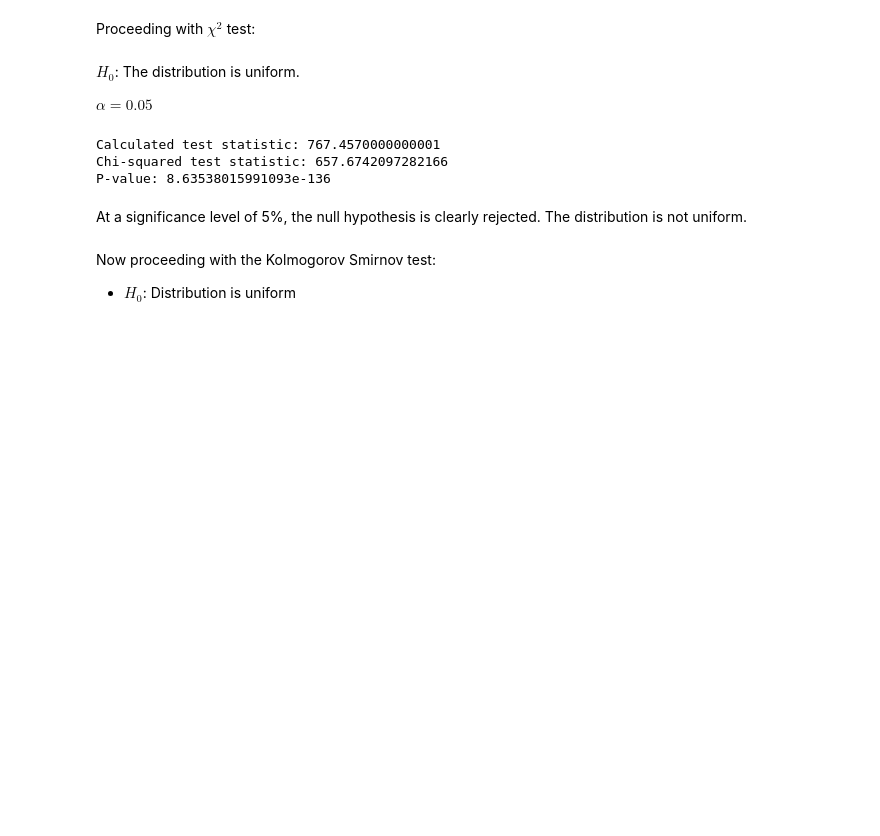
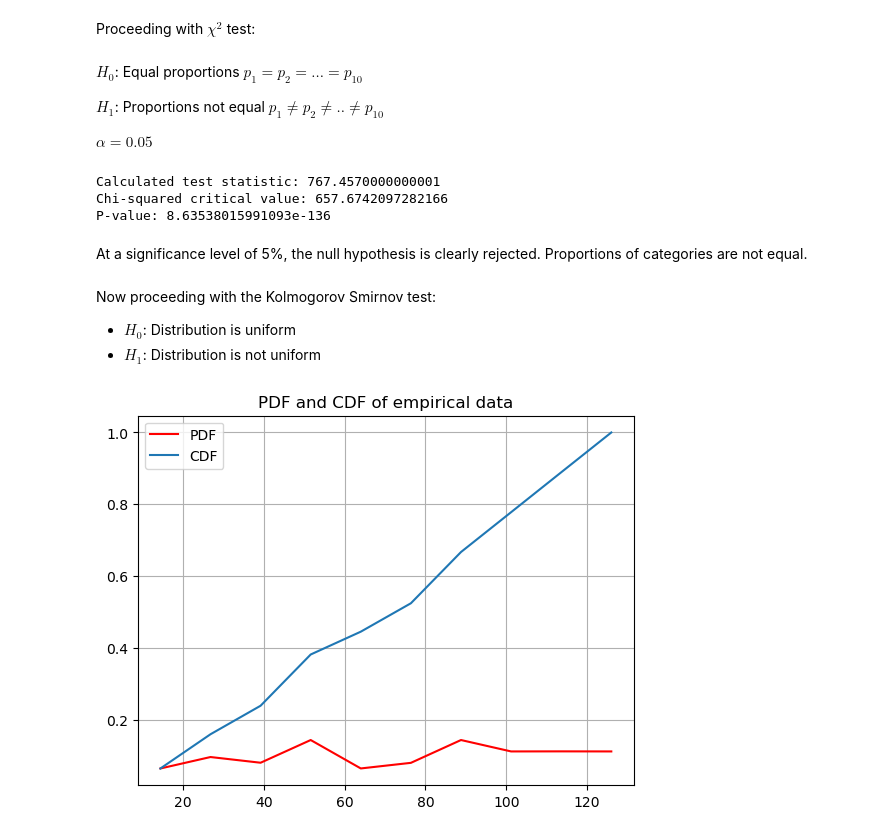
Before and after one commit to damiskov/02443-stochastic-simulation, a Jupyter notebook: Exercises/day1-genandtesting.ipynb, the cells around one changed output. Cells and saved outputs as stored; diff of their text form; code cells hidden in the pictures; blank space fills up the shorter version.

Commit message:
finished distribution testing

```diff
--- a/Exercises/day1-genandtesting.ipynb
+++ b/Exercises/day1-genandtesting.ipynb
@@ -94,10 +88,12 @@ Graphical descriptive statistics:
 - 2: Kolmogorov-Smirnov test
 # %% [markdown]
 Proceeding with $\chi^2$ test:
-# %% [markdown]
-$H_0$: The distribution is uniform.
-
-$\alpha = 0.05$
+# %% [markdown]
+$H_0$: Equal proportions $p_1 = p_2 = ... = p_{10} $
+
+$H_1$: Proportions not equal $p_1 \neq p_2 \neq .. \neq p_{10}$
+
+$\alpha = 0.05$
 # %%
 n_expected = 1000
 
@@ -109,13 +105,32 @@ for _, count in zip(bins.keys(), bins.values()):
 print(f"Calculated test statistic: {test_stat}")
 
 chi_stat, p_val = stat.chisquare(list(bins.values()))
-print(f"Chi-squared test statistic: {chi_stat}\nP-value: {p_val}")
+print(f"Chi-squared critical value: {chi_stat}\nP-value: {p_val}")
 # %% [output]
 Calculated test statistic: 767.4570000000001
-Chi-squared test statistic: 657.6742097282166
+Chi-squared critical value: 657.6742097282166
 P-value: 8.63538015991093e-136
 # %% [markdown]
-At a significance level of 5%, the null hypothesis is clearly rejected. The distribution is not uniform.
+At a significance level of 5%, the null hypothesis is clearly rejected. Proportions of categories are not equal.
 # %% [markdown]
 Now proceeding with the Kolmogorov Smirnov test:
 - $H_0$: Distribution is uniform
+- $H_1$: Distribution is not uniform
+# %%
+# Creating probability density function of empirical data
+
+count, bins_count = np.histogram(num_lst, bins=10)
+
+pdf = count/sum(count)
+cdf  = np.cumsum(pdf)
+
+# Plotting pdf and cdf
+
+plt.plot(bins_count[1:], pdf, color="red", label="PDF")
+plt.plot(bins_count[1:], cdf, label="CDF")
+plt.title("PDF and CDF of empirical data")
+plt.grid()
+plt.legend()
+plt.show()
+# %% [output]
+[figure, added]
```
Also changed, not shown: parts of 12 cells of this notebook, 1 other file.
